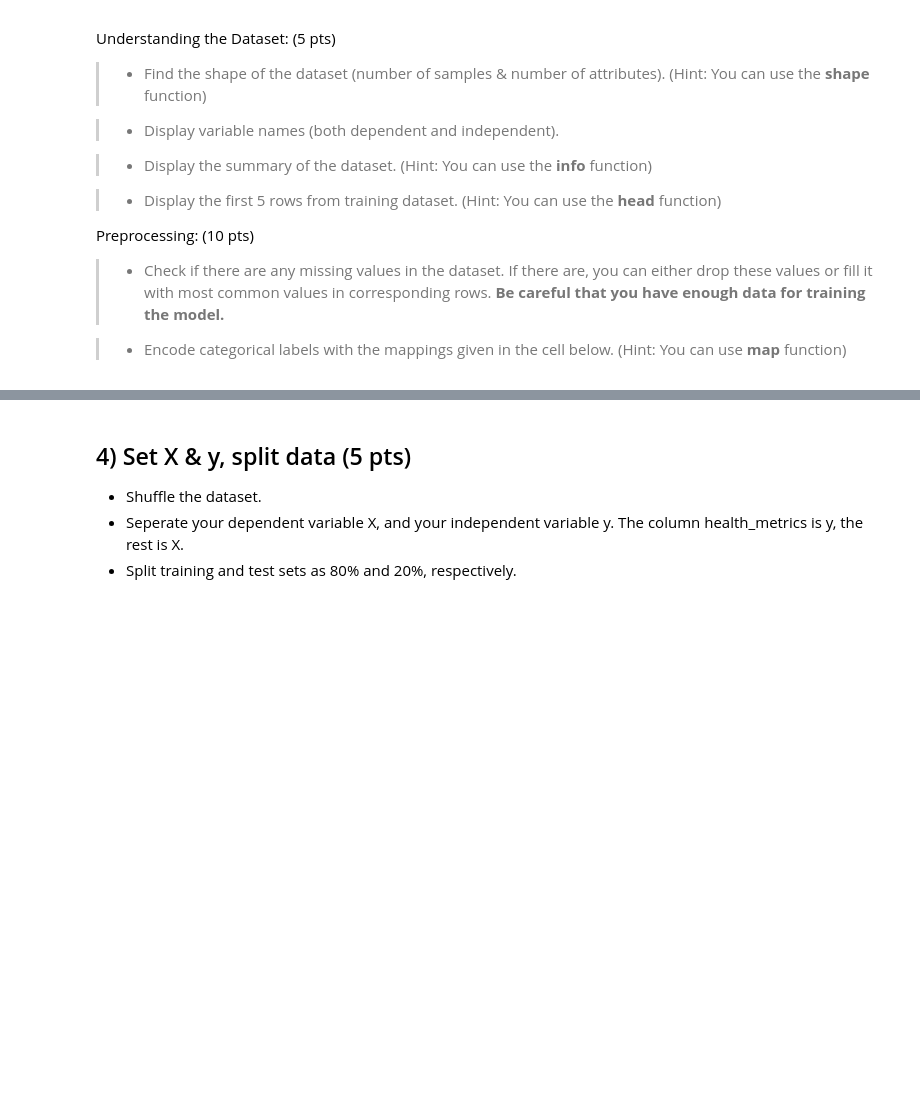
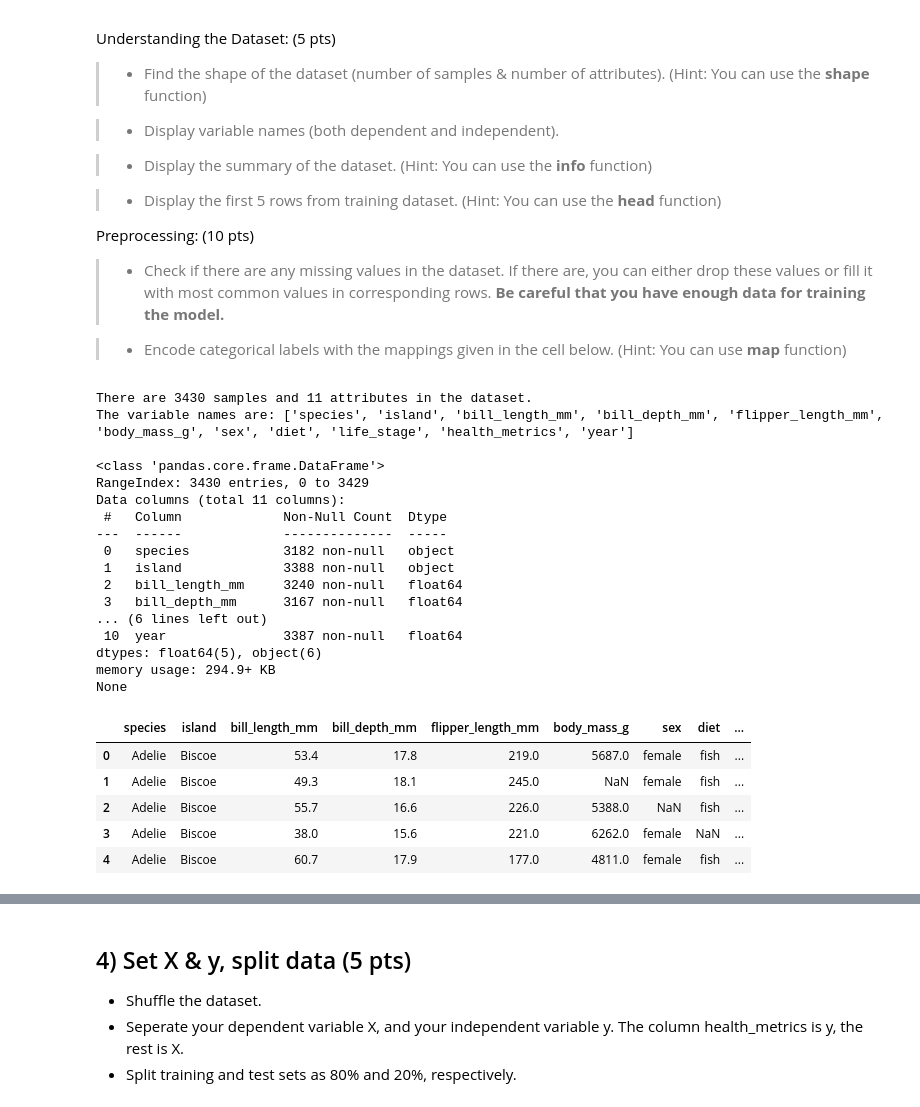
Before and after one commit to firatbatar/SU-Undergraduate-CS210, a Jupyter notebook: Homeworks/HW2/CS210_HW2.ipynb, the cells around one changed output, grey strips where cells are left out. Drawn from its saved outputs; the diff is of its cells as text; code cells hidden in the pictures; blank space fills up the shorter version.

```diff
--- a/Homeworks/HW2/CS210_HW2.ipynb
+++ b/Homeworks/HW2/CS210_HW2.ipynb
@@ -132,0 +127,38 @@ health_metrics_map = {'healthy': 1,
+# %%
+# Find the shape
+shape = df.shape
+print(f"There are {shape[0]} samples and {shape[1]} attributes in the dataset.")
+
+# Display the variable names
+print(f"The variable names are: {list(df.columns)}\n")
+
+# Display the summary
+info = df.info()
+print(info)
+
+# Display the first 5 rows
+df.head()
+# %% [output]
+There are 3430 samples and 11 attributes in the dataset.
+The variable names are: ['species', 'island', 'bill_length_mm', 'bill_depth_mm', 'flipper_length_mm', 'body_mass_g', 'sex', 'diet', 'life_stage', 'health_metrics', 'year']
+
+<class 'pandas.core.frame.DataFrame'>
+RangeIndex: 3430 entries, 0 to 3429
+Data columns (total 11 columns):
+ #   Column             Non-Null Count  Dtype
+---  ------             --------------  -----
+ 0   species            3182 non-null   object
+ 1   island             3388 non-null   object
+ 2   bill_length_mm     3240 non-null   float64
+ 3   bill_depth_mm      3167 non-null   float64
+... (6 lines left out)
+ 10  year               3387 non-null   float64
+dtypes: float64(5), object(6)
+memory usage: 294.9+ KB
+None
+|  | species | island | bill_length_mm | bill_depth_mm | flipper_length_mm | body_mass_g | sex | diet | ... |
+| 0 | Adelie | Biscoe | 53.4 | 17.8 | 219.0 | 5687.0 | female | fish | ... |
+| 1 | Adelie | Biscoe | 49.3 | 18.1 | 245.0 | NaN | female | fish | ... |
+| 2 | Adelie | Biscoe | 55.7 | 16.6 | 226.0 | 5388.0 | NaN | fish | ... |
+| 3 | Adelie | Biscoe | 38.0 | 15.6 | 221.0 | 6262.0 | female | NaN | ... |
+| 4 | Adelie | Biscoe | 60.7 | 17.9 | 177.0 | 4811.0 | female | fish | ... |
```
Also changed, not shown: parts of 11 cells of this notebook.
